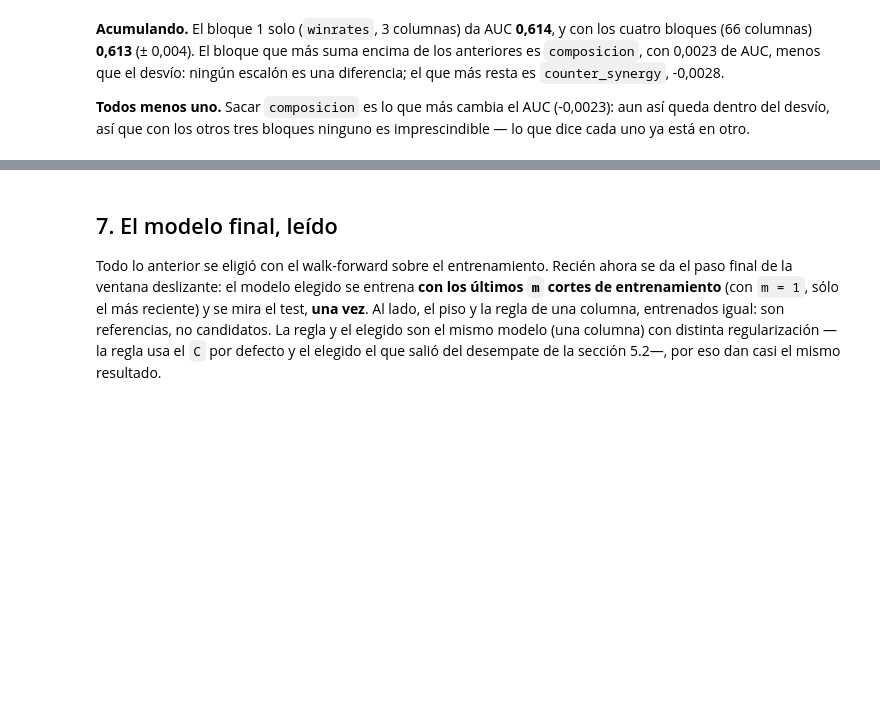
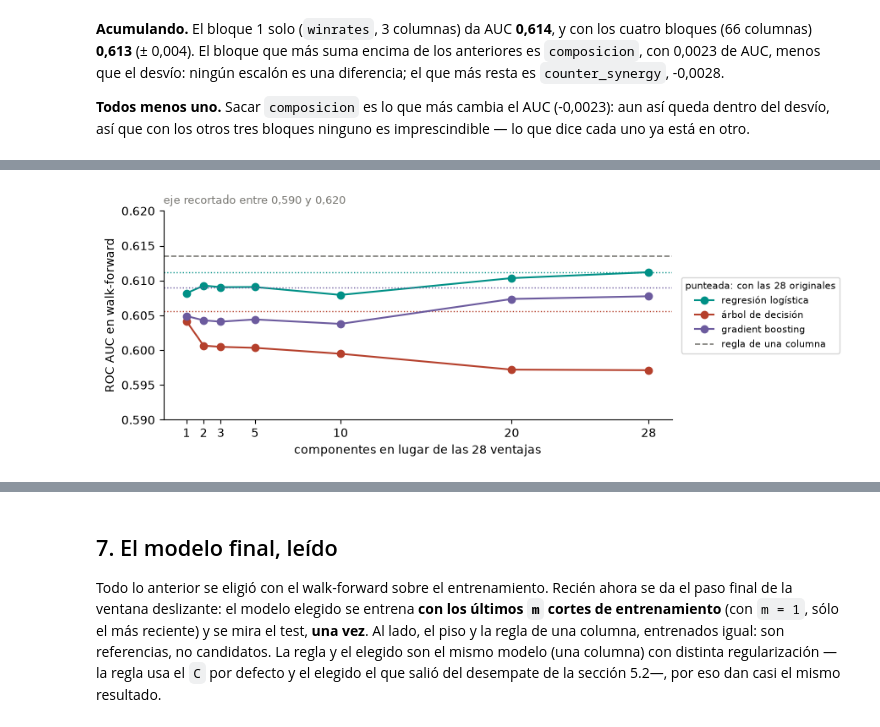
Before and after one commit to EmiJordan11/Deadlock-match-predictor, a Jupyter notebook: notebooks/entrega3_modelado_v2_correcciones.ipynb, the cells around one changed output, grey strips where cells are left out. Cells and saved outputs as stored; diff of their text form; code cells hidden in the pictures; blank space fills up the shorter version.

```diff
--- a/notebooks/entrega3_modelado_v2_correcciones.ipynb
+++ b/notebooks/entrega3_modelado_v2_correcciones.ipynb
@@ -652,0 +701,20 @@ leer(f'''**Acumulando.** El bloque 1 solo (`winrates`, 3 columnas) da AUC **{c(a
+# %%
+# La curva: AUC en walk-forward según cuántas componentes reemplazan a las 28 ventajas
+COLORES = {"regresión logística": VERDE_AZUL, "árbol de decisión": TERRACOTA, "gradient boosting": "#6C5B9E"}
+regla_auc = comparacion.loc["regla: una columna", "AUC"]
+valores = np.r_[curva_pca.to_numpy().ravel(), sin_pca["AUC"].astype(float), regla_auc]
+abajo, arriba = np.floor(valores.min() * 200 - 1) / 200, np.ceil(valores.max() * 200 + 1) / 200
+
+fig, ax = plt.subplots(figsize=(9, 3.4))
+for nombre in curva_pca:
+    ax.plot(curva_pca.index, curva_pca[nombre], marker="o", color=COLORES[nombre], label=nombre)
+    ax.axhline(sin_pca.loc[nombre, "AUC"], color=COLORES[nombre], ls=":", lw=1)
+ax.axhline(regla_auc, color=GRIS, ls="--", lw=1.2, label="regla de una columna")
+ax.set_xlabel("componentes en lugar de las 28 ventajas"); ax.set_ylabel("ROC AUC en walk-forward")
+ax.set_ylim(abajo, arriba); ax.set_xticks(COMPONENTES)
+ax.set_title(f"eje recortado entre {c(abajo)} y {c(arriba)}", fontsize=9, color=GRIS, loc="left")
+ax.legend(fontsize=8, title="punteada: con las 28 originales", title_fontsize=8, loc="center left", bbox_to_anchor=(1.01, 0.5))
+plt.tight_layout()
+plt.show()
+# %% [output]
+[figure, added]
```
Also changed, not shown: parts of 6 cells of this notebook, 1 other file.
